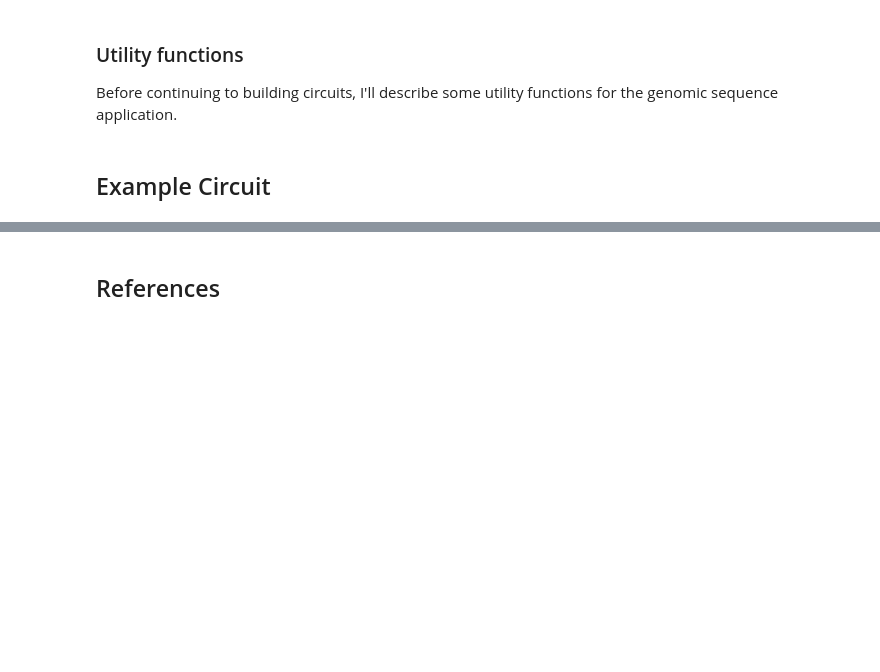
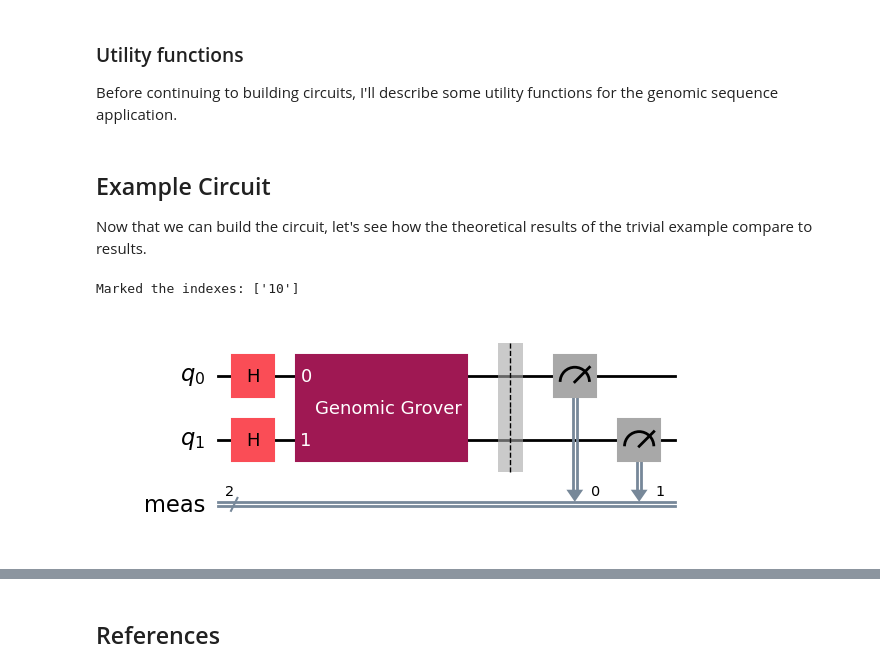
Before and after one commit to AThomsonSMC/uri-qc, a Jupyter notebook: genomic_grover/genomic_grover.ipynb, the cells around one changed output, grey strips where cells are left out. Cells and saved outputs as stored; diff of their text form; code cells hidden in the pictures; blank space fills up the shorter version.

```diff
--- a/genomic_grover/genomic_grover.ipynb
+++ b/genomic_grover/genomic_grover.ipynb
@@ -187,7 +184,7 @@ def _find_match_indexes(search_seqs, reference, num_qubits):
         while i < len(reference):
             try:
                 n = reference.index(search_seq, i)
-                all_marked_indexes.append(int(n / 2))
+                all_marked_indexes.append(n)
                 # Next search will only check the reference after the current match
                 i = n + 1
             # Will always eventually hit this when no matches exist in the rest of reference
@@ -244,8 +241,11 @@ def optimal_num_iterations(match_count, num_qubits):
             (math.pi / 4) * (math.sqrt(match_count / 2**num_qubits))
         ), 1)
 # %%
-"""Given a reference and input sequence, build a circuit to find indexes of matches"""
-def build_genomic_grover(search_seqs, ref_str):
+"""
+Given a list of input sequences and a reference, build the full
+circuit implementing Grover's algorithm to find indexes of matches
+"""
+def build_genomic_grover_circuit(search_seqs, ref_str):
     # Figure out how many qubits are needed for the circuit
     nqubits = math.ceil(math.log(len(ref_str), 2))
     qc = QuantumCircuit(nqubits)
@@ -253,4 +253,15 @@ def build_genomic_grover(search_seqs, ref_str):
     # Initialize by applying Hadamard gates to all qubits
     qc.h(range(nqubits))
 
-    # Build the oracle function
+    # Build the oracle function and find m
+    genomic_oracle, m = genomic_oracle_gate(search_seqs, ref_str)
+
+    # Turn the oracle into a Grover Operator
+    genomic_grover = GroverOperator(genomic_oracle, name="Genomic Grover")
+
+    # Compose the circuit
+    qc.compose(genomic_grover.power(optimal_num_iterations(m, nqubits**2)), inplace=True)
+
+    qc.measure_all()
+
+    return qc
@@ -257,2 +287,4 @@ def build_genomic_grover(search_seqs, ref_str):
 # %% [markdown]
 ## Example Circuit
+
+Now that we can build the circuit, let's see how the theoretical results of the trivial example compare to results.
@@ -267,8 +305,10 @@ sim_sampler = AerSimulator()
 # %%
 # Setup trivial example
-trivial_ref = "GCAT"
-trivial_search = "A"
+example_ref = REFERENCE_GENOMES['test0']
+example_search = ["A"]
 
-# Now convert each to their respective bstrs
-trivial_ref_bstr = _convert_bp_seq_to_bstr(trivial_ref)
-trivial_search_bstr = _convert_bp_seq_to_bstr(trivial_search)
+example_qc = build_genomic_grover_circuit(example_search, example_ref)
+example_qc.draw(output="mpl")
+# %% [output]
+Marked the indexes: ['10']
+[figure, added]
```
Also changed, not shown: parts of 37 cells of this notebook, 2 other files.
